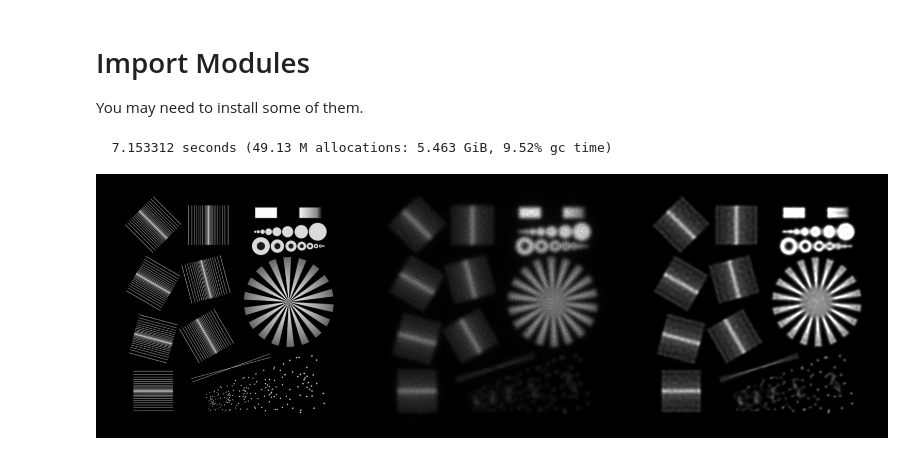
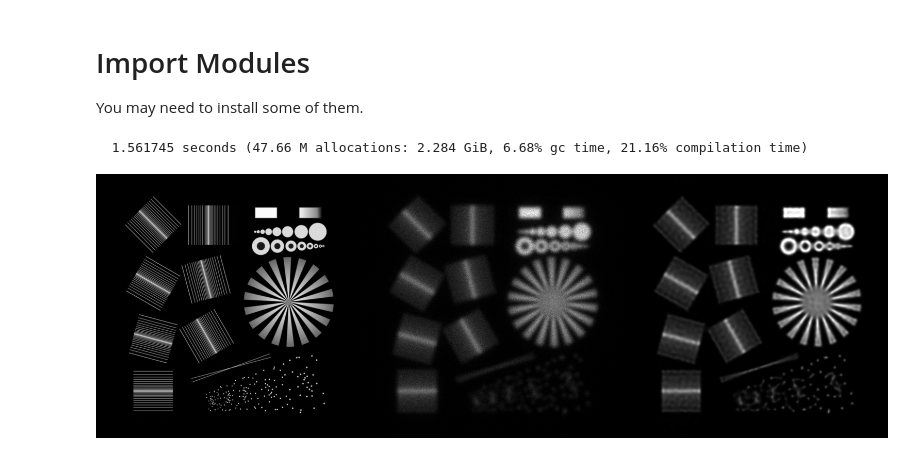
Before and after one commit to roflmaostc/DeconvOptim.jl, a Jupyter notebook: examples/quick_example.ipynb, the cells around one changed output. Saved outputs shown, nothing was run; the diff lists cells and outputs as text; code cells hidden in the pictures.

```diff
--- a/examples/quick_example.ipynb
+++ b/examples/quick_example.ipynb
@@ -3,23 +3,23 @@
 You may need to install some of them.
 # %%
 using Revise # for development useful
-using DeconvOptim, TestImages, Images, FFTW, Noise
+using DeconvOptim, TestImages, Colors, FFTW, Noise, ImageShow
 
 # load test image
-img = channelview(testimage("resolution_test_512"))
+img = Float32.(testimage("resolution_test_512"))
 
 # generate simple Point Spread Function of aperture radius 30
-psf = generate_psf(size(img), 30)
+psf = Float32.(generate_psf(size(img), 30))
 
 # create a blurred, noisy version of that image
 img_b = conv_psf(img, psf)
 img_n = poisson(img_b, 300)
 
 # deconvolve 2D with default options
 @time res, o = deconvolution(img_n, psf)
 
 # show final results next to original and blurred version
-colorview(Gray, [img img_n res])
+Gray.([img img_n res])
 # %% [output]
-  7.153312 seconds (49.13 M allocations: 5.463 GiB, 9.52% gc time)
+  1.561745 seconds (47.66 M allocations: 2.284 GiB, 6.68% gc time, 21.16% compilation time)
-[figure, old version]
+[figure, new version]
```
Also changed, not shown: 2 other files.
